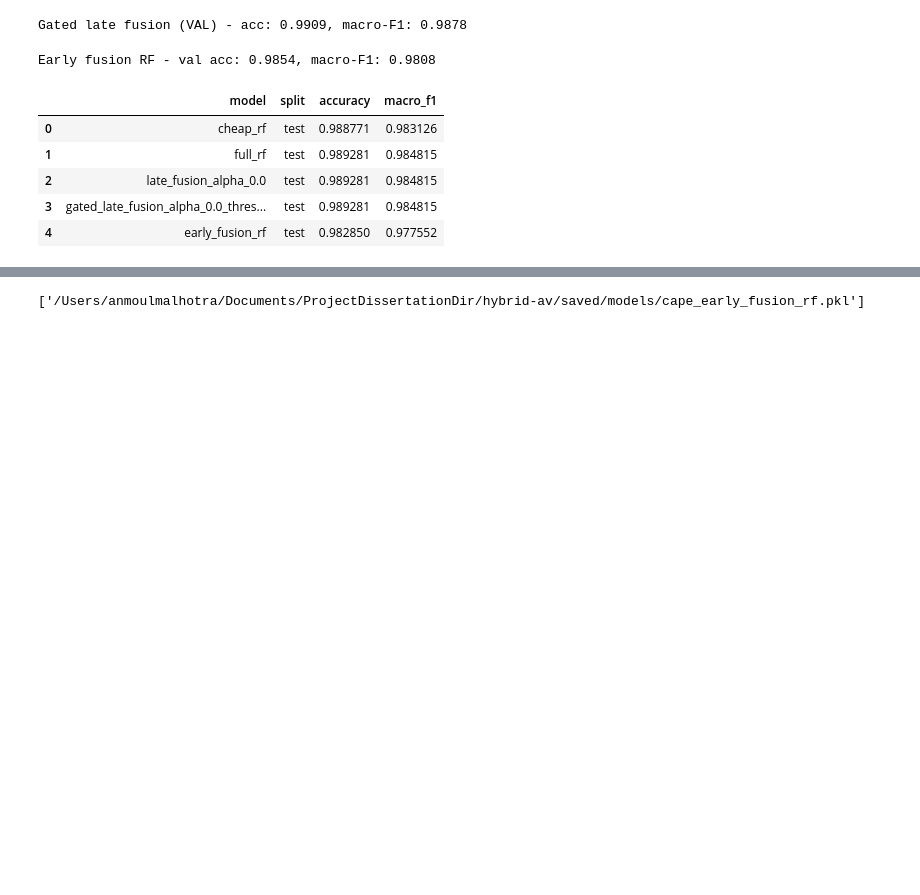
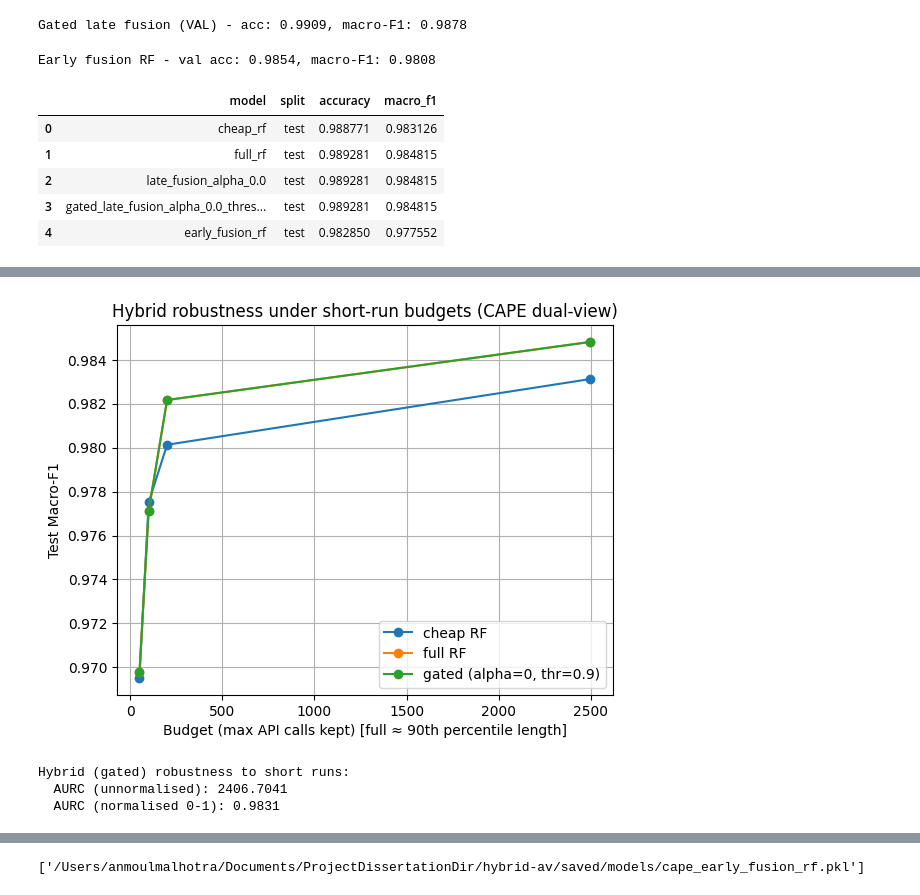
Before and after one commit to AM2356/hybrid-av, a Jupyter notebook: notebooks/03_hybrid_scoring.ipynb, the cells around one changed output, grey strips where cells are left out. Cells and saved outputs as stored; diff of their text form; code cells hidden in the pictures; blank space fills up the shorter version.

Commit message:
final few changes to some of code and comments in hybrid evaluation notebook

```diff
--- a/notebooks/03_hybrid_scoring.ipynb
+++ b/notebooks/03_hybrid_scoring.ipynb
@@ -190,3 +190,33 @@ Name: count, dtype: int64
 Train size: 29385
 Val size  : 9795
 Test size : 9796
+# %%
+# Map back to api_seq for budget truncation experiments
+# We rebuild splits using indices so we can retrieve api_seq cleanly.
+
+from sklearn.model_selection import train_test_split
+
+# cape_df is already shuffled with random_state=42 inside build_cape_df()
+cape_df = cape_df.reset_index(drop=True)
+
+idx = np.arange(len(cape_df))
+y_all = cape_df["family"].values
+
+idx_train, idx_temp, y_train_idx, y_temp_idx = train_test_split(
+    idx, y_all, test_size=0.4, random_state=42, stratify=y_all
+)
+idx_val, idx_test, y_val_idx, y_test_idx = train_test_split(
+    idx_temp, y_temp_idx, test_size=0.5, random_state=42, stratify=y_temp_idx
+)
+
+train_seqs = cape_df.loc[idx_train, "api_seq"].reset_index(drop=True)
+val_seqs   = cape_df.loc[idx_val,   "api_seq"].reset_index(drop=True)
+test_seqs  = cape_df.loc[idx_test,  "api_seq"].reset_index(drop=True)
+
+y_train_b  = pd.Series(y_train_idx).reset_index(drop=True)
+y_val_b    = pd.Series(y_val_idx).reset_index(drop=True)
+y_test_b   = pd.Series(y_test_idx).reset_index(drop=True)
+
+print("Aligned splits (seq-based):",
+      len(train_seqs), len(val_seqs), len(test_seqs),
+      "| families:", y_train_b.nunique())
@@ -503,0 +635,35 @@ timings_df
+# %%
+# Cell B2:Plot hybrid robustness curve
+import matplotlib.pyplot as plt
+
+plt.figure()
+plt.plot(robust_hybrid_df["budget_calls"], robust_hybrid_df["cheap_macro_f1"], marker="o", label="cheap RF")
+plt.plot(robust_hybrid_df["budget_calls"], robust_hybrid_df["full_macro_f1"], marker="o", label="full RF")
+plt.plot(robust_hybrid_df["budget_calls"], robust_hybrid_df["gated_macro_f1"], marker="o", label="gated (alpha=0, thr=0.9)")
+plt.xlabel("Budget (max API calls kept) [full ≈ 90th percentile length]")
+plt.ylabel("Test Macro-F1")
+plt.title("Hybrid robustness under short-run budgets (CAPE dual-view)")
+plt.grid(True)
+plt.legend()
+plt.show()
+# %% [output]
+[figure, added]
+# %%
+# Cell B3:AURC for gated hybrid robustness
+x = robust_hybrid_df["budget_calls"].values.astype(float)
+y = robust_hybrid_df["gated_macro_f1"].values.astype(float)
+
+dx = np.diff(x)
+avg_y = (y[1:] + y[:-1]) / 2.0
+aurc = np.sum(avg_y * dx)
+
+max_range = x.max() - x.min()
+aurc_norm = aurc / max_range if max_range > 0 else np.nan
+
+print("Hybrid (gated) robustness to short runs:")
+print("  AURC (unnormalised):", round(float(aurc), 4))
+print("  AURC (normalised 0-1):", round(float(aurc_norm), 4))
+# %% [output]
+Hybrid (gated) robustness to short runs:
+  AURC (unnormalised): 2406.7041
+  AURC (normalised 0-1): 0.9831
```
Also changed, not shown: parts of 6 cells of this notebook, 2 other files.
